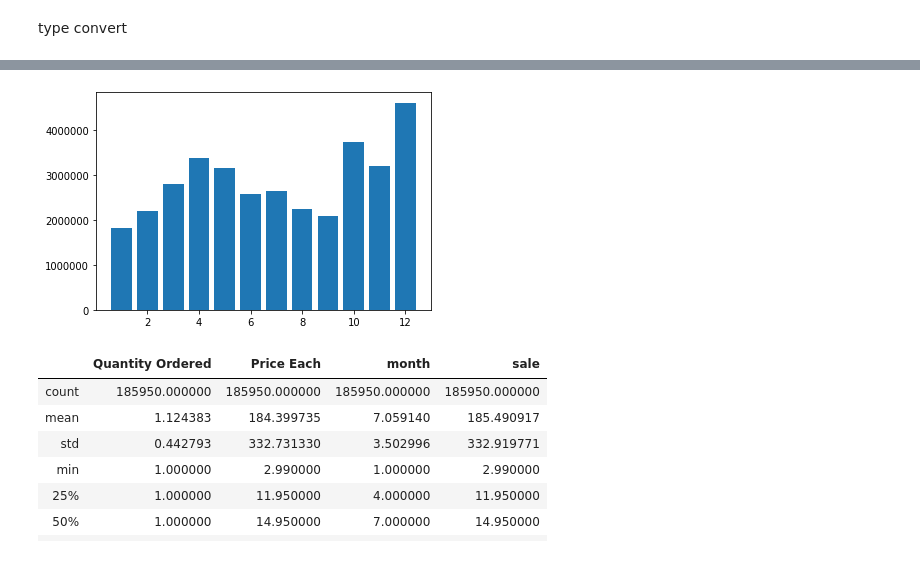
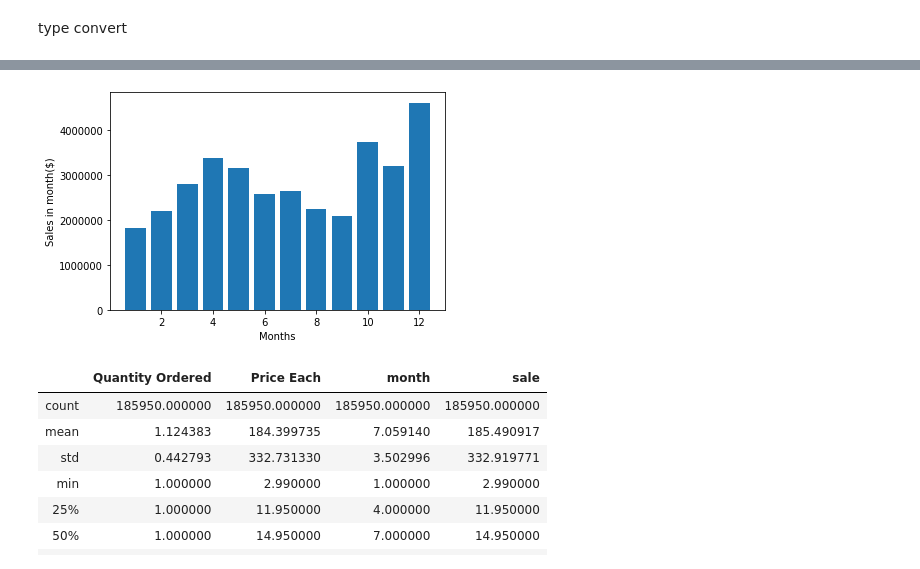
Before and after one commit to vikasvk05/Data-analysis, a Jupyter notebook: Analysis.ipynb, the cells around one changed output, grey strips where cells are left out. Drawn from its saved outputs; the diff is of its cells as text; code cells hidden in the pictures.

```diff
--- a/Analysis.ipynb
+++ b/Analysis.ipynb
@@ -116,9 +116,11 @@ import matplotlib.pylab as plt
 # %%
 total_month = range(1,13)
 plt.bar(total_month,result['sale'])
+plt.xlabel("Months")
+plt.ylabel("Sales in month($)")
 plt.show()
 # %% [output]
-[figure, old version]
+[figure, new version]
 # %%
 all_data.describe()
 # %% [output]
```
Also changed, not shown: parts of 17 cells of this notebook.
